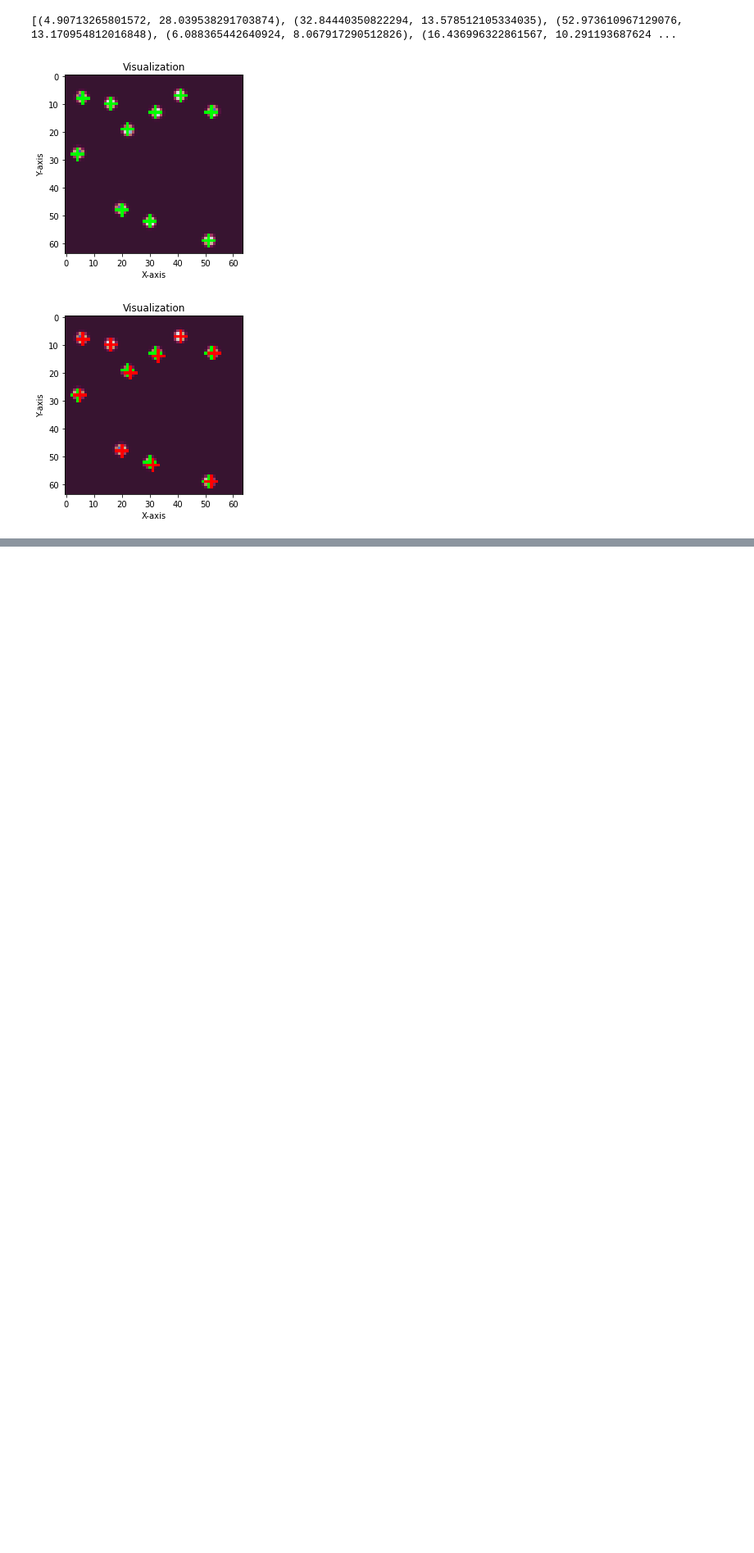
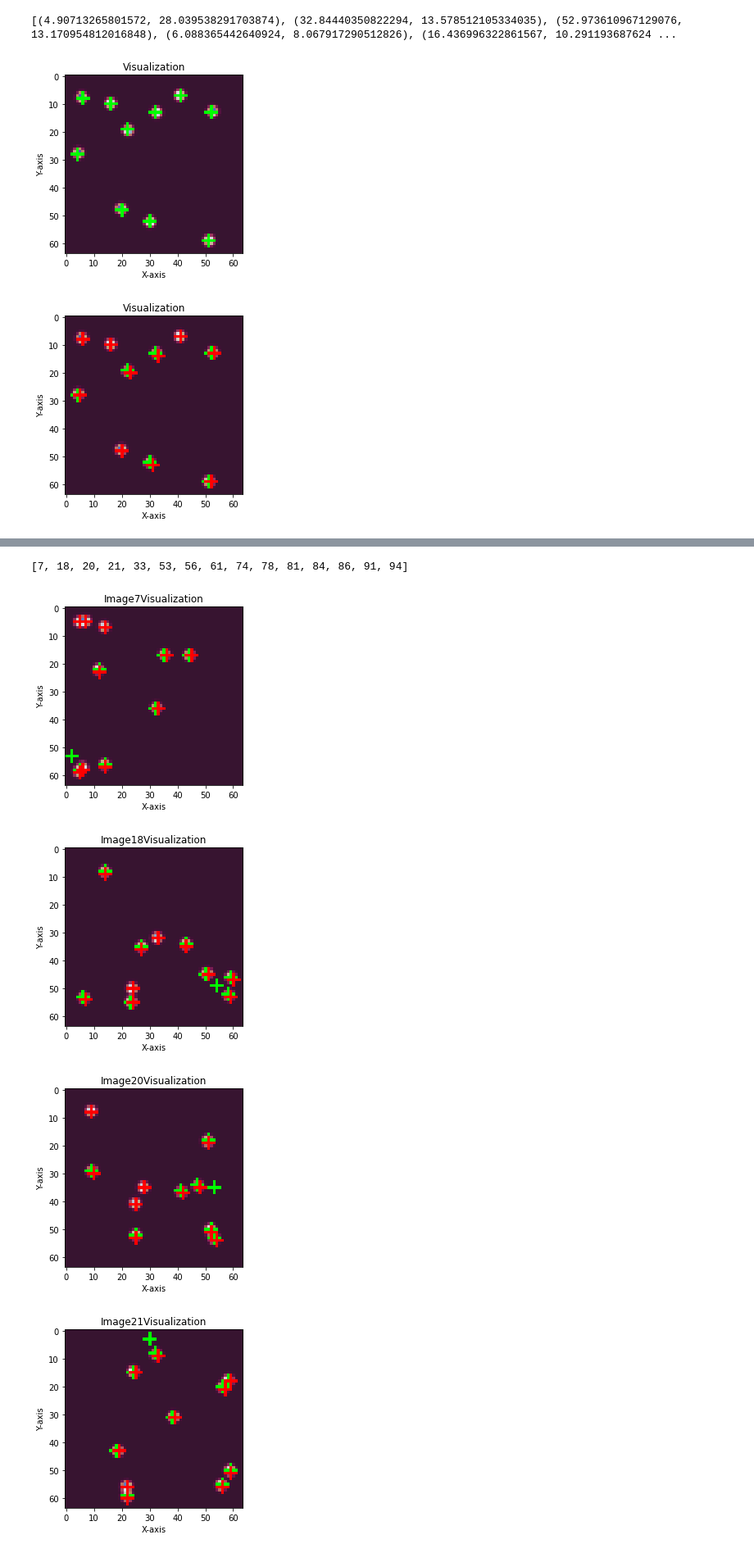
Before and after one commit to xtx2022/Project-1, a Jupyter notebook: find_maximun.ipynb, the cells around one changed output, grey strips where cells are left out. Shown at 82% size. Saved outputs shown, nothing was run; the diff lists cells and outputs as text; code cells hidden in the pictures; blank space fills up the shorter version.

```diff
--- a/find_maximun.ipynb
+++ b/find_maximun.ipynb
@@ -178,14 +178,19 @@ def smallest_distance_to_set(point, point_set):
     return [x_distance, y_distance, min_distance]
 
 dist = []
+large_error = []
 for i in range (len(images)):
     finded = find_local_maxima(images[i].raw_image)
     for j in range(len(finded)):
         dist.append(smallest_distance_to_set(finded[j], [tuple(row) for row in images[i].cord_of_points]))
+        if dist[-1][2] > 2.0 and (len(large_error) == 0 or large_error[-1] != i):
+            large_error.append(i)
+
 print(dist)
 dist_array = np.array(dist).T
 print(dist_array.shape)
 print(dist_array)
+print(large_error)
 
 # Plotting the histogram
 plt.hist(dist_array[0], bins=50, edgecolor='black')  # Adjust bins as needed
@@ -286,0 +229,16 @@ NameError: name 'weighted_average_coordinates' is not defined
+# %%
+print(large_error)
+for i in large_error:
+    marked_test = mark_point(images[i].raw_image, find_local_maxima(images[i].raw_image))
+    marked_test = mark_point(marked_test, [tuple(row) for row in np.round(images[i].cord_of_points).astype(int)], (255, 0, 0))
+    plt.imshow(marked_test)
+    plt.title('Image ' + str(i) + ' Visualization')
+    plt.xlabel('X-axis')
+    plt.ylabel('Y-axis')
+    plt.show()
+# %% [output]
+[7, 18, 20, 21, 33, 53, 56, 61, 74, 78, 81, 84, 86, 91, 94]
+[figure, added]
+[figure, added]
+[figure, added]
+[figure, added]
```
Also changed, not shown: parts of 3 cells of this notebook.
